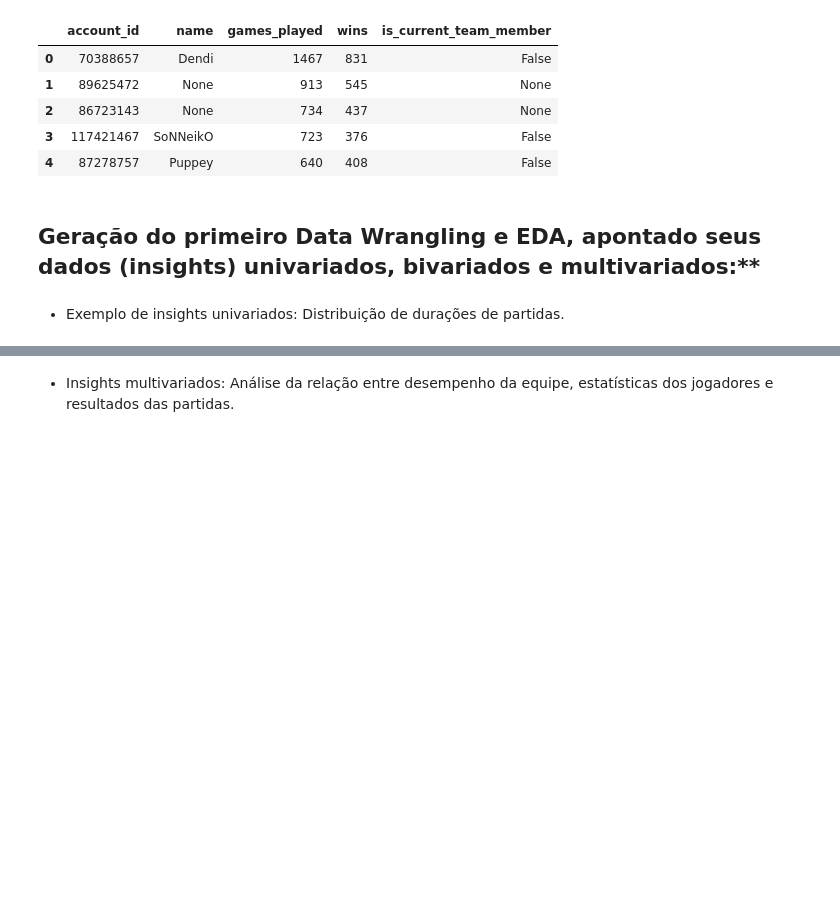
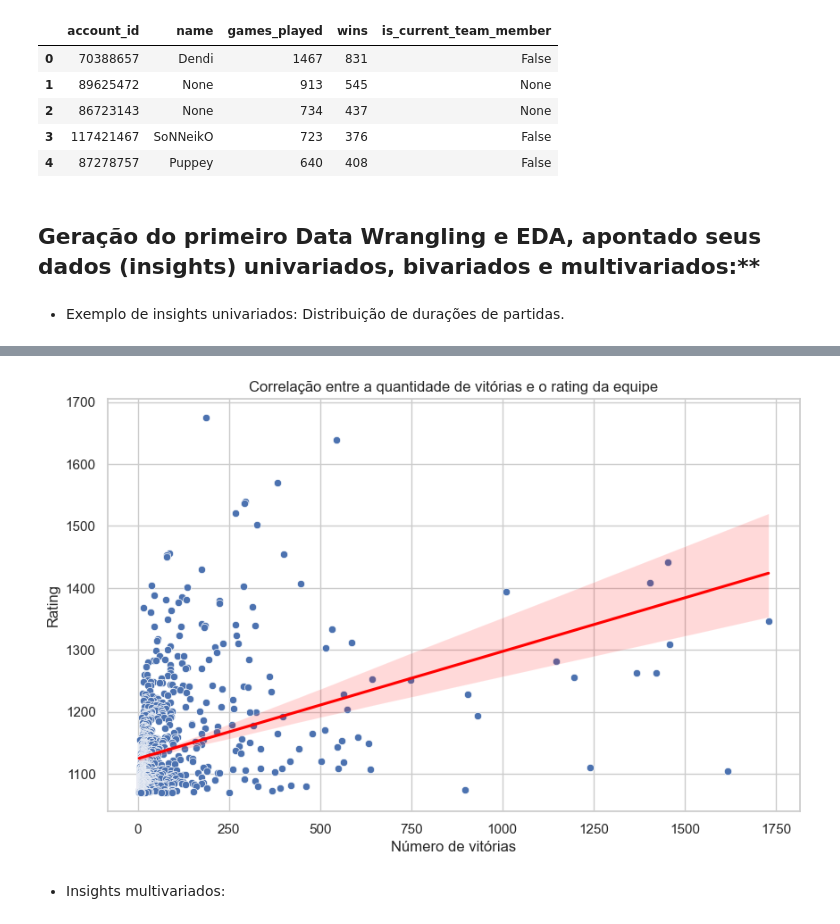
Before and after one commit to Skimifil/ds_dota, a Jupyter notebook: notebooks/data_analytics.ipynb, the cells around one changed output, grey strips where cells are left out. Cells and saved outputs as stored; diff of their text form; code cells hidden in the pictures; blank space fills up the shorter version.

```diff
--- a/notebooks/data_analytics.ipynb
+++ b/notebooks/data_analytics.ipynb
@@ -130,2 +130,20 @@ df_teams_matches.head()
+# %%
+# Configurar o estilo do Seaborn
+sns.set(style="whitegrid")
+
+# Criar o gráfico de dispersão com a linha de tendência
+plt.figure(figsize=(10, 6))
+sns.scatterplot(x='wins', y='rating', data=df_teams)
+sns.regplot(x='wins', y='rating', data=df_teams, scatter=False, color='red')
+
+# Adicionar título e rótulos
+plt.title('Correlação entre a quantidade de vitórias e o rating da equipe')
+plt.xlabel('Número de vitórias')
+plt.ylabel('Rating')
+
+# Mostrar o gráfico
+plt.show()
+# %% [output]
+[figure, added]
 # %% [markdown]
-   - Insights multivariados: Análise da relação entre desempenho da equipe, estatísticas dos jogadores e resultados das partidas.
+   - Insights multivariados:
```
Also changed, not shown: parts of 5 cells of this notebook, 1 other file.
